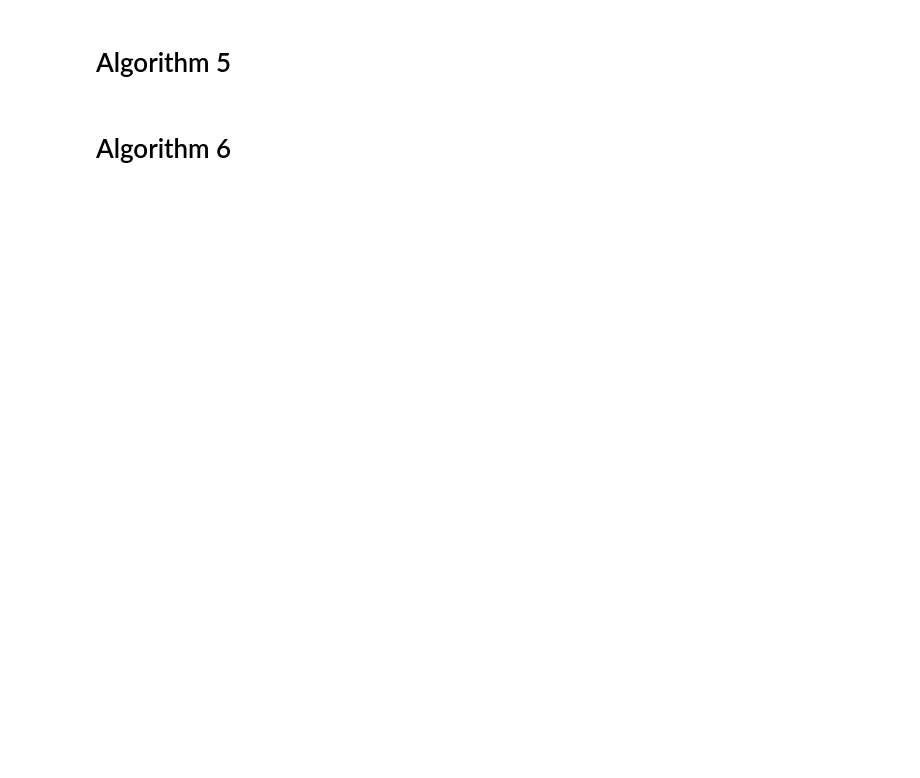
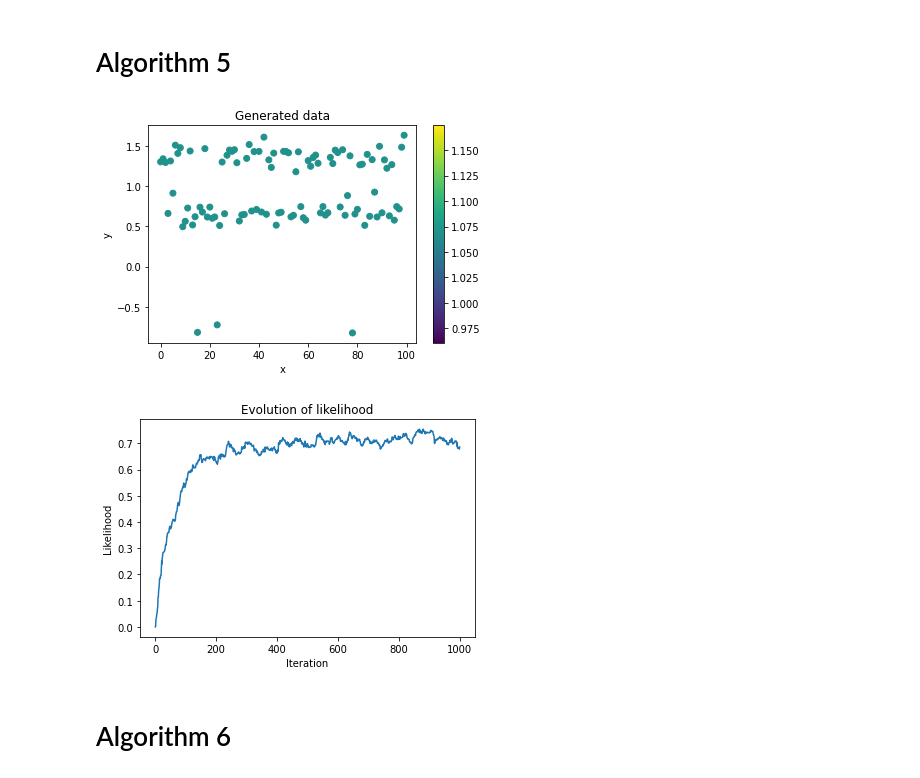
Before and after one commit to MariusAlonso/MVA-PGM-Sampling-Methods-DP-Mixture-Models, a Jupyter notebook: algos vTC.ipynb, the cells around one changed output. Saved outputs shown, nothing was run; the diff lists cells and outputs as text; code cells hidden in the pictures; blank space fills up the shorter version.

Commit message:
pb in algo 5 ==> every data in the same cluster

```diff
--- a/algos vTC.ipynb
+++ b/algos vTC.ipynb
@@ -79,3 +102,32 @@ def algorithm_5(n_iters,):
+# %%
+# Run algorithm 5
+n = 100
+N = 1000
+alpha = 0.25
+
+cs, phis, lhs = algorithm_5(N, y, alpha)
+c = cs[-1]
+phi = phis[-1]
+
+# plot y coloured by theta
+plt.figure()
+plt.scatter(np.arange(n), y, c=phi[c])
+plt.title("Generated data")
+plt.xlabel("x")
+plt.ylabel("y")
+plt.colorbar()
+plt.show()
+
+# plot evolution of lh
+plt.figure()
+plt.plot(np.mean(lhs, axis=1))
+plt.title("Evolution of likelihood")
+plt.xlabel("Iteration")
+plt.ylabel("Likelihood")
+plt.show()
+# %% [output]
+[figure, added]
+[figure, added]
 # %% [markdown]
 # Algorithm 6
 # %%
```
Also changed, not shown: parts of 8 cells of this notebook.
